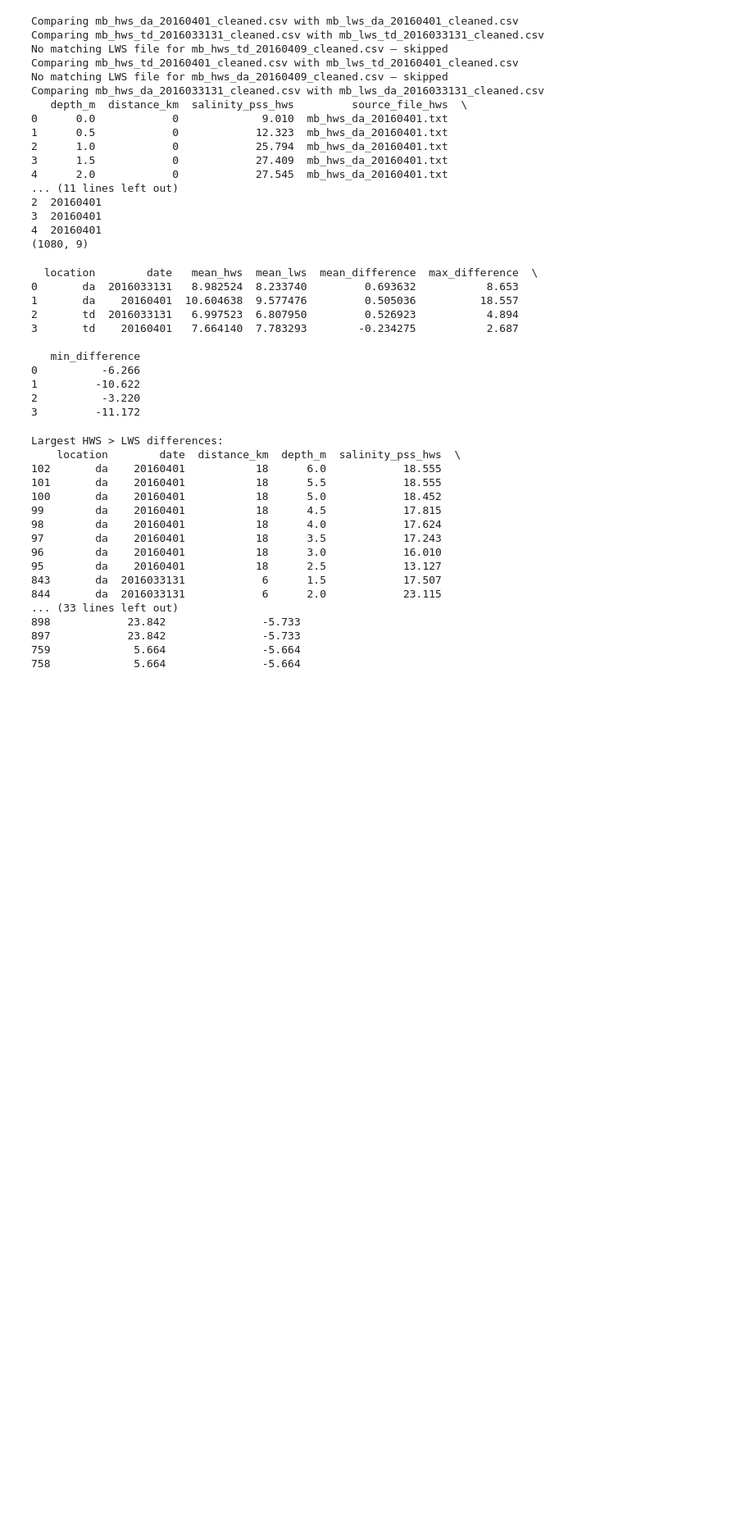
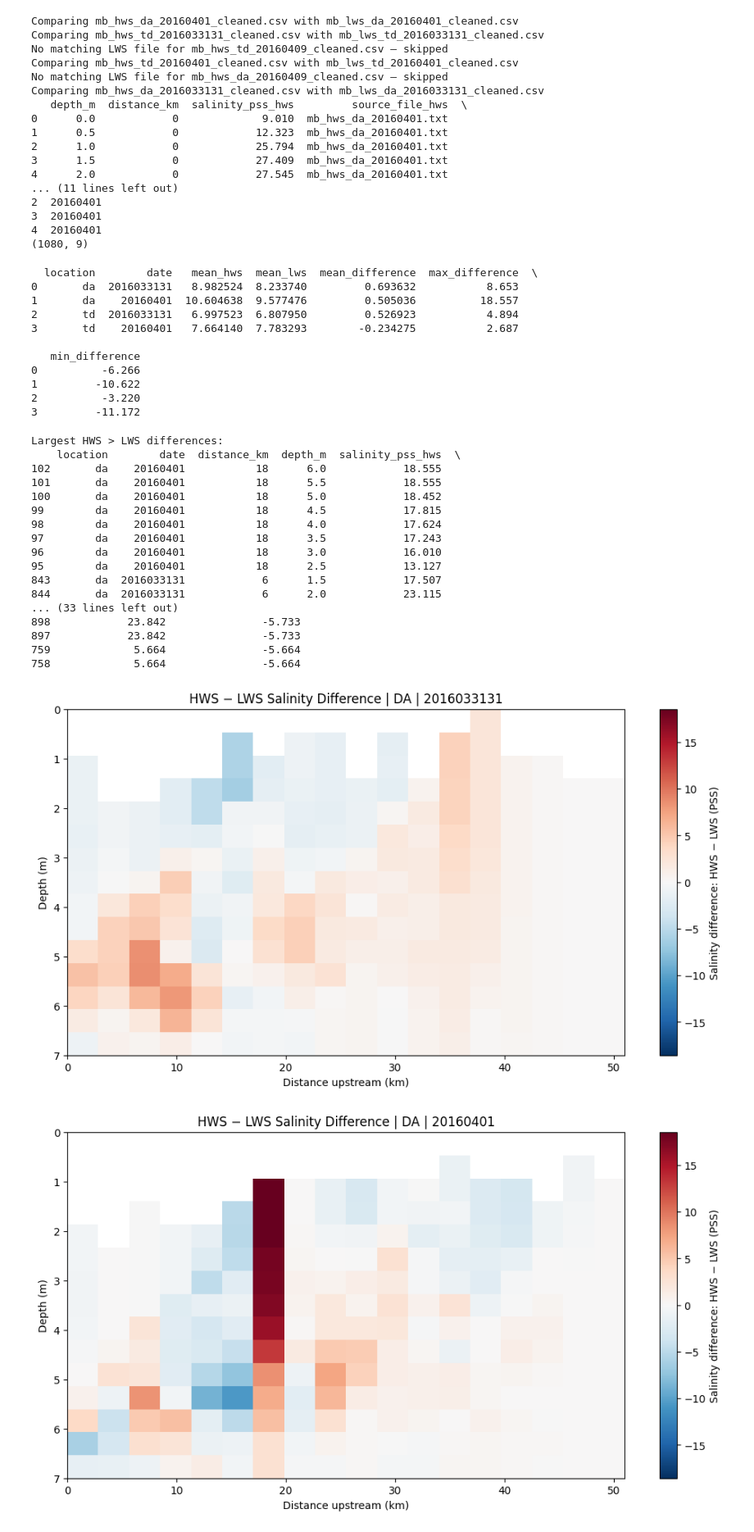
Before and after one commit to thanhduc1610/Mekong-salinity-analysis, a Jupyter notebook: src/Analysis.ipynb, the cells around one changed output. Shown at 82% size. Cells and saved outputs as stored; diff of their text form; code cells hidden in the pictures; blank space fills up the shorter version.

```diff
--- a/src/Analysis.ipynb
+++ b/src/Analysis.ipynb
@@ -403,3 +403,49 @@ Largest HWS > LWS differences:
 897            23.842               -5.733
 759             5.664               -5.664
 758             5.664               -5.664
+# %%
+# Find the largest absolute difference across the entire dataset
+# so every plot uses the same scale
+max_abs_diff = df_all["salinity_difference"].abs().max()
+
+# Create one plot for each location/date combination
+for (location, date), group in df_all.groupby(["location", "date"]):
+
+    # Convert to depth × distance matrix
+    diff_matrix = group.pivot(
+        index="depth_m",
+        columns="distance_km",
+        values="salinity_difference"
+    )
+
+    plt.figure(figsize=(12, 6))
+
+    plt.imshow(
+        diff_matrix,
+        aspect="auto",
+        cmap="RdBu_r",
+        vmin=-max_abs_diff,
+        vmax=max_abs_diff,
+        extent=[
+            diff_matrix.columns.min(),
+            diff_matrix.columns.max(),
+            diff_matrix.index.min(),
+            diff_matrix.index.max()
+        ]
+    )
+
+    # Depth increases downward
+    plt.gca().invert_yaxis()
+
+    plt.colorbar(label="Salinity difference: HWS − LWS (PSS)")
+
+    plt.xlabel("Distance upstream (km)")
+    plt.ylabel("Depth (m)")
+    plt.title(
+        f"HWS − LWS Salinity Difference | {location.upper()} | {date}"
+    )
+
+    plt.show()
+# %% [output]
+[figure, added]
+[figure, added]
```
Also changed, not shown: parts of 2 cells of this notebook.
